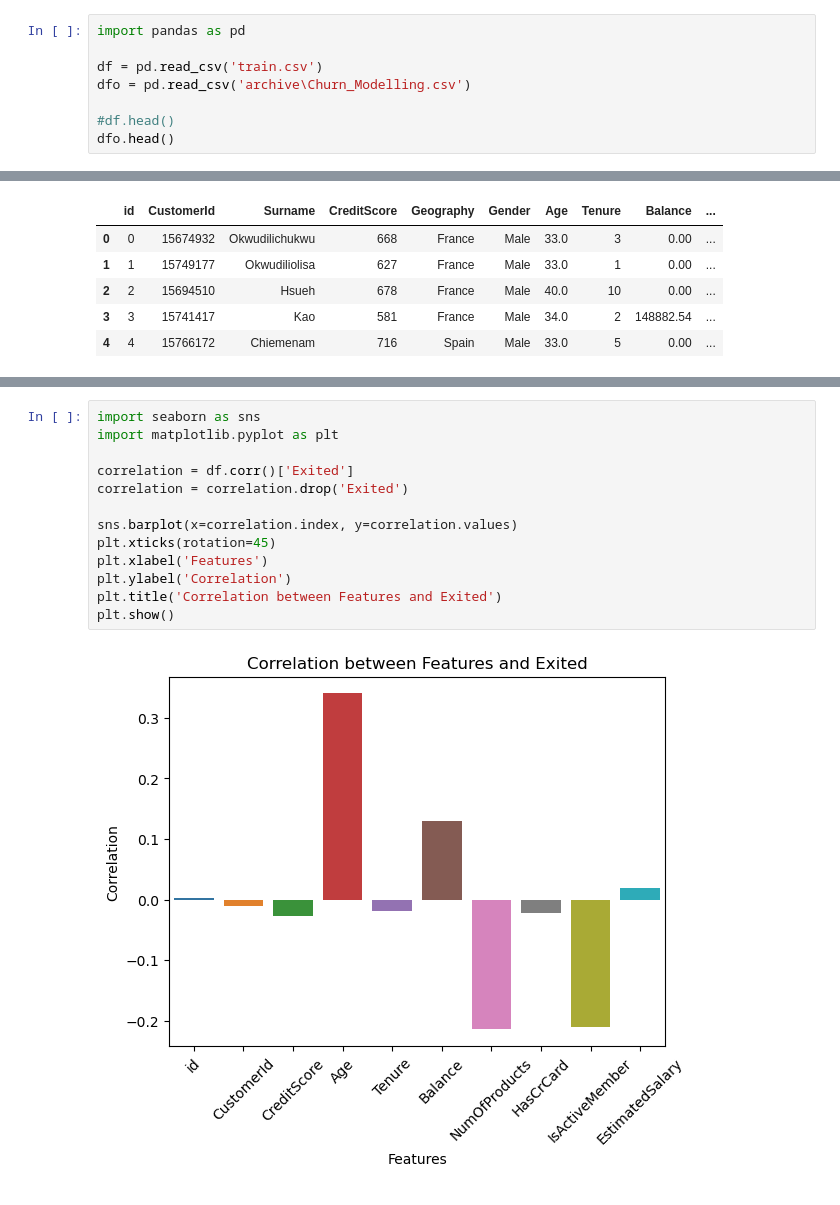
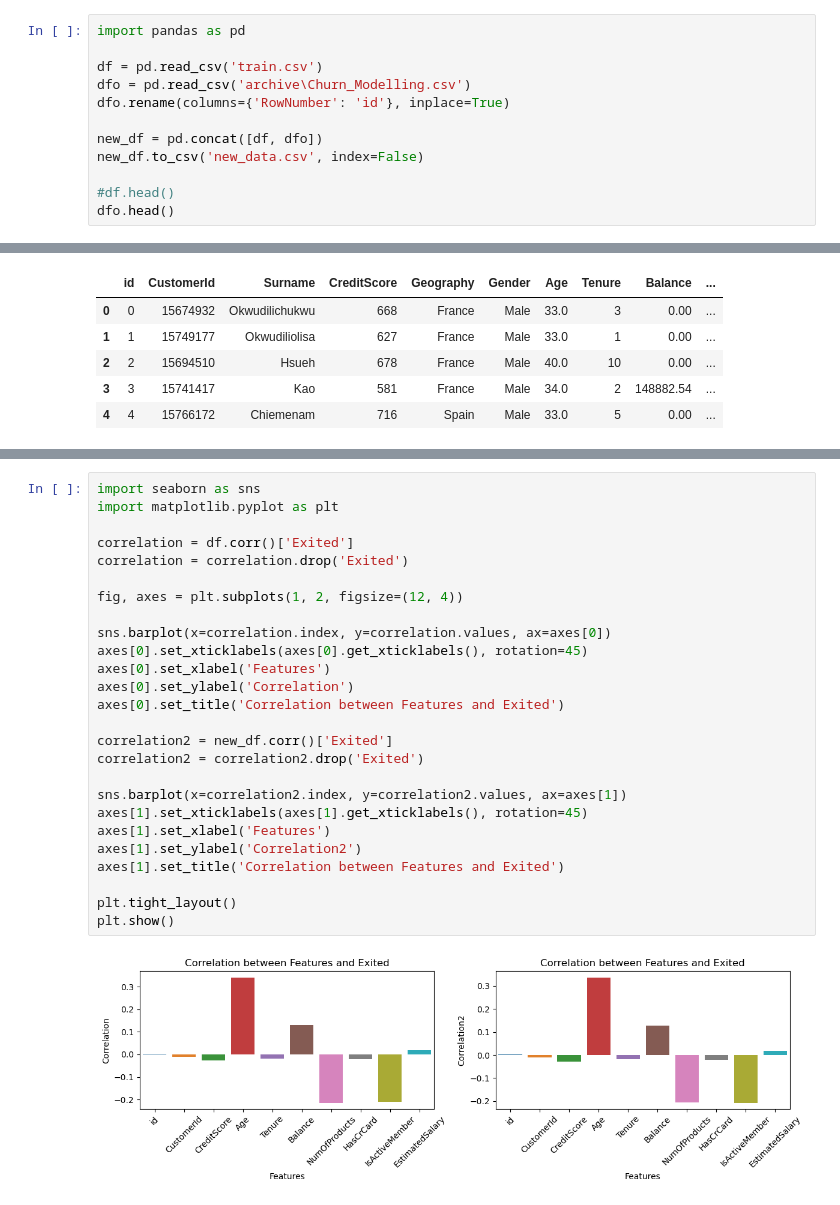
Before and after one commit to kenny1208/playground-series-s4e1, a Jupyter notebook: test.ipynb, the cells around one changed output, grey strips where cells are left out. Saved outputs shown, nothing was run; the diff lists cells and outputs as text.

Commit message:
new_data

```diff
--- a/test.ipynb
+++ b/test.ipynb
@@ -3,6 +3,10 @@ import pandas as pd
 
 df = pd.read_csv('train.csv')
 dfo = pd.read_csv('archive\Churn_Modelling.csv')
+dfo.rename(columns={'RowNumber': 'id'}, inplace=True)
+
+new_df = pd.concat([df, dfo])
+new_df.to_csv('new_data.csv', index=False)
 
 #df.head()
 dfo.head()
@@ -35,15 +52,28 @@ Name: Exited, dtype: int64
 # %%
 import seaborn as sns
 import matplotlib.pyplot as plt
 
 correlation = df.corr()['Exited']
 correlation = correlation.drop('Exited')
 
-sns.barplot(x=correlation.index, y=correlation.values)
-plt.xticks(rotation=45)
-plt.xlabel('Features')
-plt.ylabel('Correlation')
-plt.title('Correlation between Features and Exited')
+fig, axes = plt.subplots(1, 2, figsize=(12, 4))
+
+sns.barplot(x=correlation.index, y=correlation.values, ax=axes[0])
+axes[0].set_xticklabels(axes[0].get_xticklabels(), rotation=45)
+axes[0].set_xlabel('Features')
+axes[0].set_ylabel('Correlation')
+axes[0].set_title('Correlation between Features and Exited')
+
+correlation2 = new_df.corr()['Exited']
+correlation2 = correlation2.drop('Exited')
+
+sns.barplot(x=correlation2.index, y=correlation2.values, ax=axes[1])
+axes[1].set_xticklabels(axes[1].get_xticklabels(), rotation=45)
+axes[1].set_xlabel('Features')
+axes[1].set_ylabel('Correlation2')
+axes[1].set_title('Correlation between Features and Exited')
+
+plt.tight_layout()
 plt.show()
 # %% [output]
-[figure, old version]
+[figure, new version]
```
Also changed, not shown: parts of 3 cells of this notebook.
